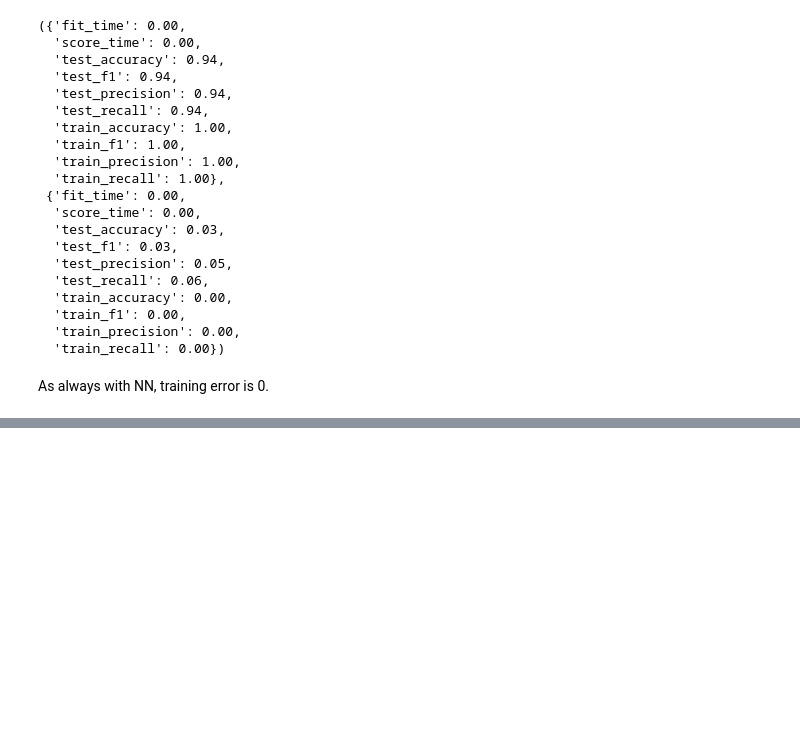
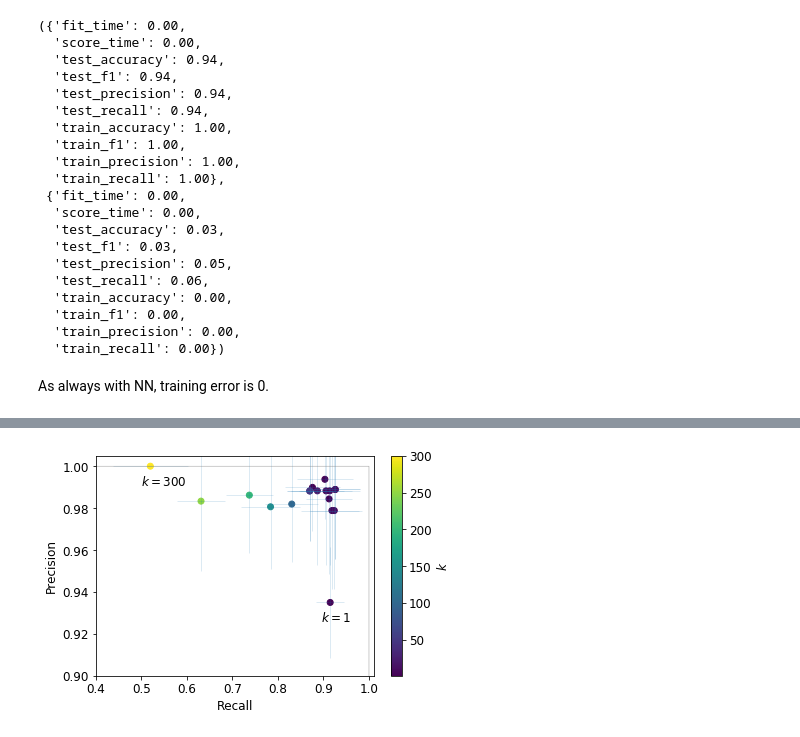
Before and after one commit to ahmadnish/FOML2017, a Jupyter notebook: jannik.ipynb, the cells around one changed output, grey strips where cells are left out. Saved outputs shown, nothing was run; the diff lists cells and outputs as text; code cells hidden in the pictures; blank space fills up the shorter version.

Commit message:
PCA and knn, fix in precision recall

```diff
--- a/jannik.ipynb
+++ b/jannik.ipynb
@@ -226,7 +222,7 @@ from sklearn.pipeline import make_pipeline
 # and http://scikit-learn.org/stable/modules/model_evaluation.html
 def cross_validate_with_statistics(classifier, X, Y):
 
-    score_list = ['f1', 'precision', 'recall', 'accuracy']
+    score_list = ['precision', 'recall', 'accuracy']
     scores = cross_validate(classifier, X, Y,
                             cv=KFold(10, shuffle=True, random_state=42),
                             scoring=score_list, return_train_score=True,
@@ -322,0 +294,41 @@ array([[ 0.95,  0.93,  0.91],
+# %%
+def knn_plot(knn_res, s):
+    from matplotlib.ticker import FormatStrFormatter
+    # precision recall plot
+    # recall
+    xpl = knn_res[:,2,0]
+    # precision
+    ypl = knn_res[:,1,0]
+
+    xerr = knn_res[:,2,1]
+    yerr = knn_res[:,1,1]
+
+    fig, ax = plt.subplots()
+    ax.yaxis.set_major_formatter(FormatStrFormatter('%.2f'))
+
+    plt.errorbar(xpl, ypl, yerr, xerr, fmt='none', alpha=0.3, elinewidth=0.5)
+
+    plt.scatter(xpl, ypl, c=ks, label='k-NN')
+    plt.colorbar(format=FormatStrFormatter('%i'), label='$k$')
+
+    plt.plot([0,0.9999,1],[1,1,0], label='ideal', c='gray', alpha=0.8, linewidth=0.5)
+
+    plt.annotate(r"$k={}$".format(ks[0]), (xpl[0]-0.02, ypl[0]-0.009))
+    plt.annotate(r"$k={}$".format(ks[-1]), (xpl[-1]-0.02, ypl[-1]-0.009))
+
+    # this line always needs to be updated depending on which N is used!
+    plt.plot([0,1], 2*[balance[1]/balance.sum()], label='guessing', alpha=0.4)
+
+    plt.ylabel('Precision')
+    plt.xlabel('Recall')
+    plt.ylim(0.9, 1.005)
+    plt.xlim(0.4, 1.01)
+    plt.tight_layout()
+    plt.savefig('figs/'+s+'.pdf')
+# %%
+ks = list(range(1,10+1)) + [20, 40, 50, 100, 150, 200, 250, 300]
+knn_res = k_nearest_neighbor(X, Y, ks)
+
+# means
+print("k, accuracy, precision, recall")
+list((zip(ks, knn_res[:,:,0])))
@@ -323,2 +382,6 @@ array([[ 0.95,  0.93,  0.91],
+# %%
+knn_plot(knn_res, 'knn')
+# %% [output]
+[figure, added]
 # %%
 # I checked that balancing does not really yield a difference
```
Also changed, not shown: parts of 21 cells of this notebook, 9 other files.
